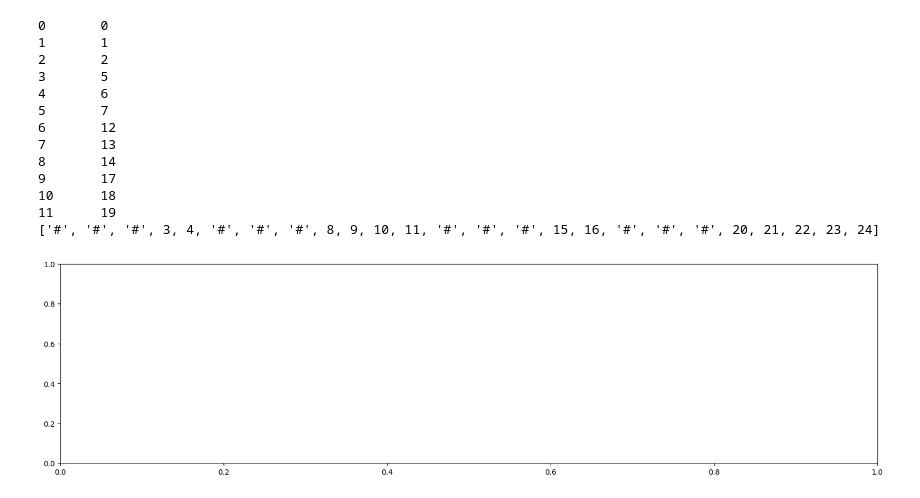
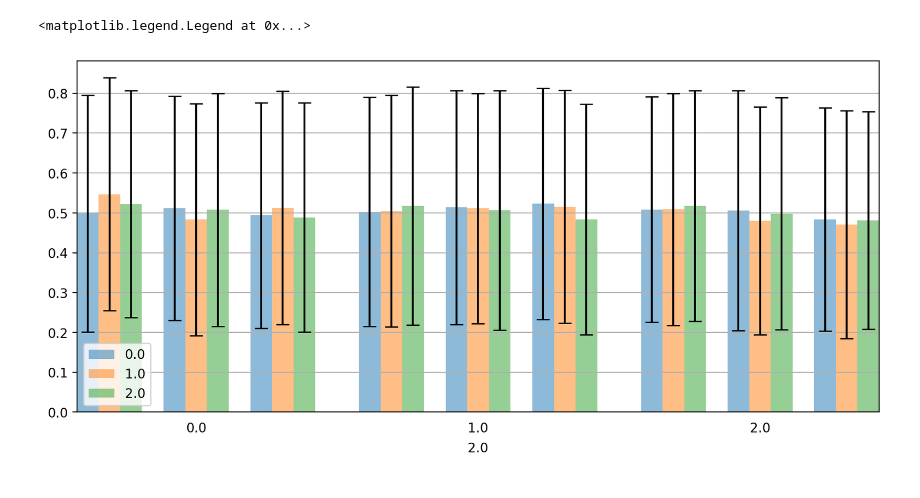
Before and after one commit to LucaCappelletti94/barplots, a Jupyter notebook: Examples.ipynb, the cells around one changed output. Saved outputs shown, nothing was run; the diff lists cells and outputs as text; code cells hidden in the pictures.

```diff
--- a/Examples.ipynb
+++ b/Examples.ipynb
@@ -48,5 +21,12 @@ def bar_offset(bar_index: int, indices: List[int], bar_width: float, increase: f
         if bar_index >= previous_bars:
             x += (bar_index // previous_bars) * bar_width * (increase)
     return x
+# %%
+feature = "Feature 3"
+df = generate_dataframe()[[feature]]
+# %%
+height = 5
+bar_width = 0.3
+increase = 1.01
 # %%
-indices = [2,2,3]#[len(x) for x in df.index.levels]
+indices = [len(x) for x in df.index.levels]
@@ -67,25 +33,45 @@ bar_offset(prod, indices, bar_width, increase)
-# %%
-x = list(range(25))
-for i in range(12):
-    j = bar_offset(i,[2,2,3],1,2)
-    print(f"{i}\t{j}")
-    x[j] = "#"
-print(x)
-# %% [output]
-0       0
-1       1
-2       2
-3       5
-4       6
-5       7
-6       12
-7       13
-8       14
-9       17
-10      18
-11      19
-['#', '#', '#', 3, 4, '#', '#', '#', 8, 9, 10, 11, '#', '#', '#', 15, 16, '#', '#', '#', 20, 21, 22, 23, 24]
-# %%
-fig, ax = plt.subplots(figsize=(width, height), dpi=100)
-# %% [output]
-[figure, removed]
+# %%
+colors = list(TABLEAU_COLORS.keys())
+prod = reduce(lambda x,y: x*y, indices)-1
+width = bar_offset(prod, indices, bar_width, increase) + bar_width
+fig, axis = plt.subplots(figsize=(
+    width,
+    height
+), dpi=200)
+
+labels_offsets = []
+for i, (names, (mean, std)) in enumerate(df[feature].iterrows()):
+    x = bar_offset(i, indices, bar_width, increase) + bar_width/2
+    axis.bar(
+        x,
+        mean,
+        **({"yerr":std} if std>0 else {}),
+        color=colors[list(df.index.levels[-1]).index(names[-1])],
+        width = 0.3,
+        alpha=0.5,
+        capsize=5,
+        label=names[-1]
+    )
+    previous_bars = indices[-1]
+
+    for j, index in enumerate(reversed(indices[:-1])):
+        previous_bars *= index
+        if (i+1) % previous_bars == 0 and i!=0:
+            if j == len(labels_offsets):
+                labels_offsets.append(x/2)
+            axis.text(
+                x - labels_offsets[j] + bar_width/4,
+                -j/20-0.05,
+                names[j],
+                horizontalalignment='center'
+            )
+axis.yaxis.grid(True, which="both")
+#fig.tight_layout()
+axis.set_xlim(0, width)
+axis.set_xticks([])
+handles, labels = fig.gca().get_legend_handles_labels()
+by_label = dict(zip(labels, handles))
+axis.legend(by_label.values(), by_label.keys(), loc='best')
+# %% [output]
+<matplotlib.legend.Legend at 0x...>
+[figure, added]
```
Also changed, not shown: parts of 9 cells of this notebook, 2 other files.
